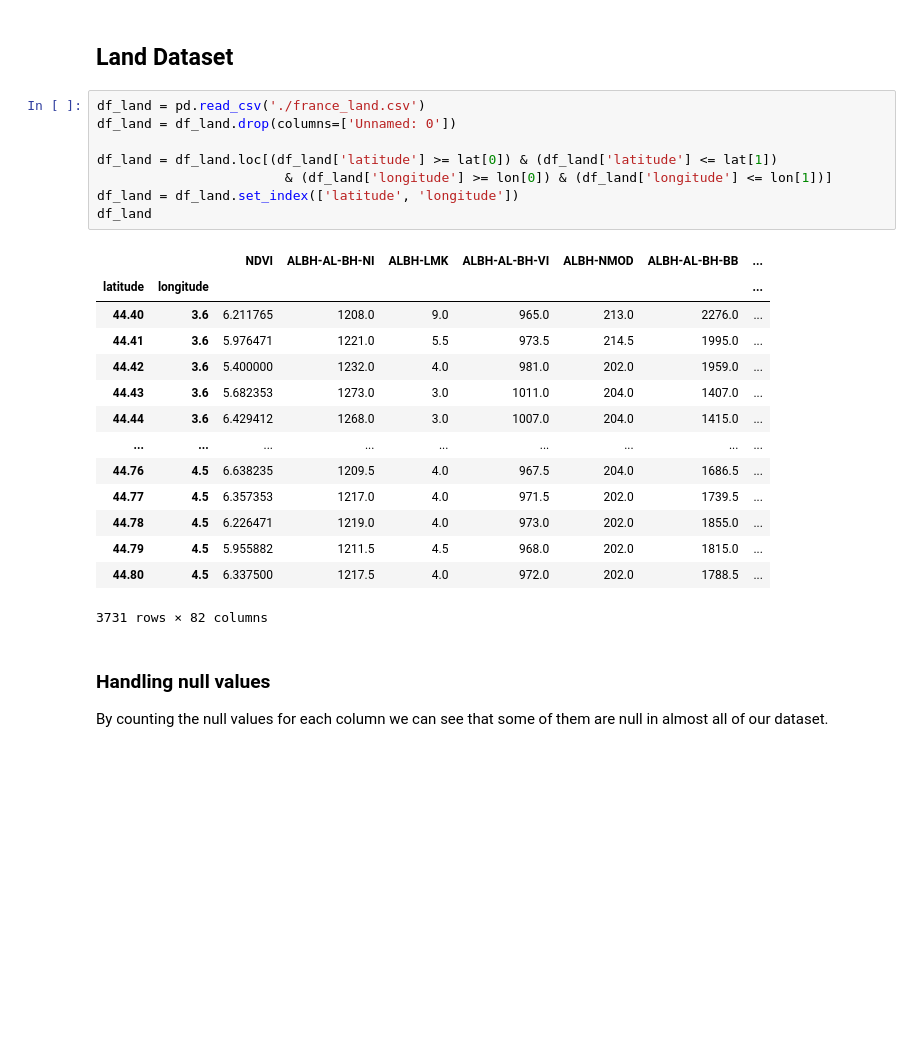
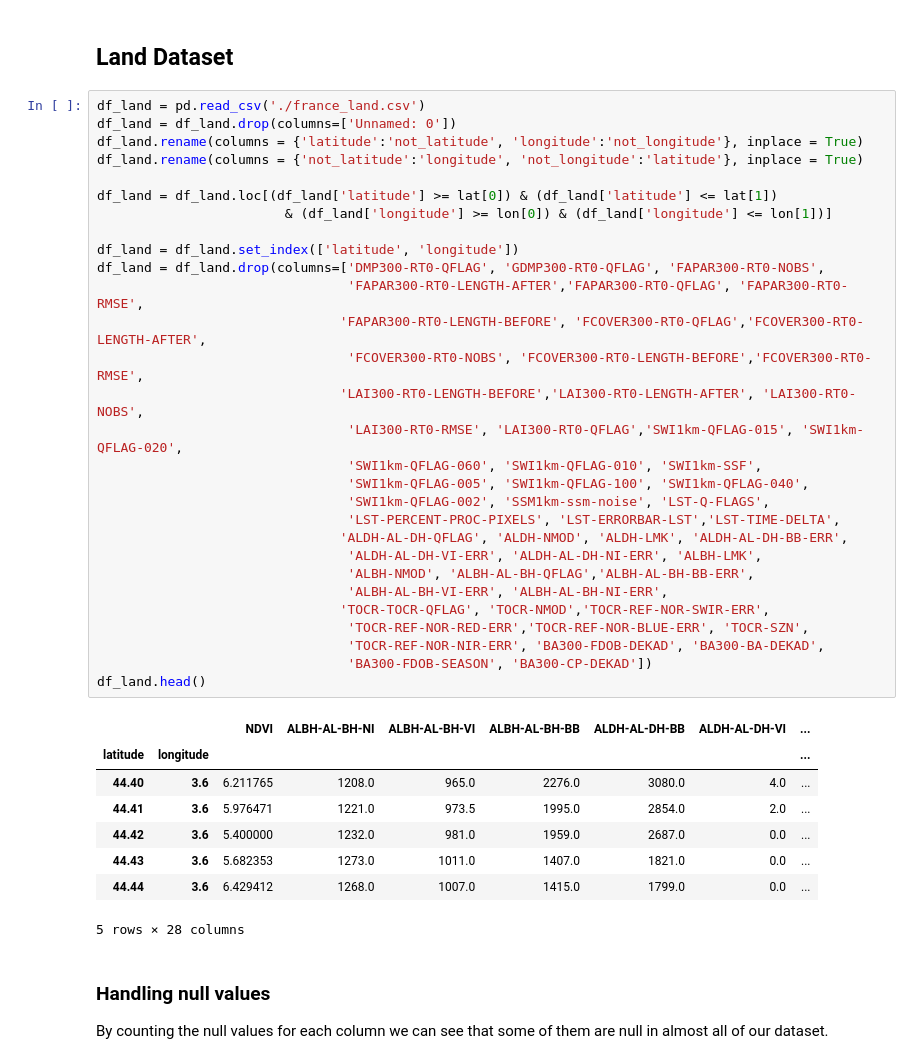
Before and after one commit to vincenzomadaghiele/Regression-of-biodiversity-indicators, a Jupyter notebook: get_dataset/merge_dataset.ipynb, the cells around one changed output. Drawn from its saved outputs; the diff is of its cells as text; blank space fills up the shorter version.

```diff
--- a/get_dataset/merge_dataset.ipynb
+++ b/get_dataset/merge_dataset.ipynb
@@ -47,29 +47,44 @@ df_cds.head()
 5 rows × 22 columns
 # %% [markdown]
 ## Land Dataset
-# %%
-df_land = pd.read_csv('./france_land.csv')
-df_land = df_land.drop(columns=['Unnamed: 0'])
-
-df_land = df_land.loc[(df_land['latitude'] >= lat[0]) & (df_land['latitude'] <= lat[1])
-                        & (df_land['longitude'] >= lon[0]) & (df_land['longitude'] <= lon[1])]
-df_land = df_land.set_index(['latitude', 'longitude'])
-df_land
-# %% [output]
-|  |  | NDVI | ALBH-AL-BH-NI | ALBH-LMK | ALBH-AL-BH-VI | ALBH-NMOD | ALBH-AL-BH-BB | ... |
-| latitude | longitude |  |  |  |  |  |  | ... |
-| 44.40 | 3.6 | 6.211765 | 1208.0 | 9.0 | 965.0 | 213.0 | 2276.0 | ... |
-| 44.41 | 3.6 | 5.976471 | 1221.0 | 5.5 | 973.5 | 214.5 | 1995.0 | ... |
-| 44.42 | 3.6 | 5.400000 | 1232.0 | 4.0 | 981.0 | 202.0 | 1959.0 | ... |
-| 44.43 | 3.6 | 5.682353 | 1273.0 | 3.0 | 1011.0 | 204.0 | 1407.0 | ... |
-| 44.44 | 3.6 | 6.429412 | 1268.0 | 3.0 | 1007.0 | 204.0 | 1415.0 | ... |
-| ... | ... | ... | ... | ... | ... | ... | ... | ... |
-| 44.76 | 4.5 | 6.638235 | 1209.5 | 4.0 | 967.5 | 204.0 | 1686.5 | ... |
-| 44.77 | 4.5 | 6.357353 | 1217.0 | 4.0 | 971.5 | 202.0 | 1739.5 | ... |
-| 44.78 | 4.5 | 6.226471 | 1219.0 | 4.0 | 973.0 | 202.0 | 1855.0 | ... |
-| 44.79 | 4.5 | 5.955882 | 1211.5 | 4.5 | 968.0 | 202.0 | 1815.0 | ... |
-| 44.80 | 4.5 | 6.337500 | 1217.5 | 4.0 | 972.0 | 202.0 | 1788.5 | ... |
-3731 rows × 82 columns
+# %%
+df_land = pd.read_csv('./france_land.csv')
+df_land = df_land.drop(columns=['Unnamed: 0'])
+df_land.rename(columns = {'latitude':'not_latitude', 'longitude':'not_longitude'}, inplace = True)
+df_land.rename(columns = {'not_latitude':'longitude', 'not_longitude':'latitude'}, inplace = True)
+
+df_land = df_land.loc[(df_land['latitude'] >= lat[0]) & (df_land['latitude'] <= lat[1])
+                        & (df_land['longitude'] >= lon[0]) & (df_land['longitude'] <= lon[1])]
+
+df_land = df_land.set_index(['latitude', 'longitude'])
+df_land = df_land.drop(columns=['DMP300-RT0-QFLAG', 'GDMP300-RT0-QFLAG', 'FAPAR300-RT0-NOBS',
+                                'FAPAR300-RT0-LENGTH-AFTER','FAPAR300-RT0-QFLAG', 'FAPAR300-RT0-RMSE',
+                               'FAPAR300-RT0-LENGTH-BEFORE', 'FCOVER300-RT0-QFLAG','FCOVER300-RT0-LENGTH-AFTER',
+                                'FCOVER300-RT0-NOBS', 'FCOVER300-RT0-LENGTH-BEFORE','FCOVER300-RT0-RMSE',
+                               'LAI300-RT0-LENGTH-BEFORE','LAI300-RT0-LENGTH-AFTER', 'LAI300-RT0-NOBS',
+                                'LAI300-RT0-RMSE', 'LAI300-RT0-QFLAG','SWI1km-QFLAG-015', 'SWI1km-QFLAG-020',
+                                'SWI1km-QFLAG-060', 'SWI1km-QFLAG-010', 'SWI1km-SSF',
+                                'SWI1km-QFLAG-005', 'SWI1km-QFLAG-100', 'SWI1km-QFLAG-040',
+                                'SWI1km-QFLAG-002', 'SSM1km-ssm-noise', 'LST-Q-FLAGS',
+                                'LST-PERCENT-PROC-PIXELS', 'LST-ERRORBAR-LST','LST-TIME-DELTA',
+                               'ALDH-AL-DH-QFLAG', 'ALDH-NMOD', 'ALDH-LMK', 'ALDH-AL-DH-BB-ERR',
+                                'ALDH-AL-DH-VI-ERR', 'ALDH-AL-DH-NI-ERR', 'ALBH-LMK',
+                                'ALBH-NMOD', 'ALBH-AL-BH-QFLAG','ALBH-AL-BH-BB-ERR',
+                                'ALBH-AL-BH-VI-ERR', 'ALBH-AL-BH-NI-ERR',
+                               'TOCR-TOCR-QFLAG', 'TOCR-NMOD','TOCR-REF-NOR-SWIR-ERR',
+                                'TOCR-REF-NOR-RED-ERR','TOCR-REF-NOR-BLUE-ERR', 'TOCR-SZN',
+                                'TOCR-REF-NOR-NIR-ERR', 'BA300-FDOB-DEKAD', 'BA300-BA-DEKAD',
+                                'BA300-FDOB-SEASON', 'BA300-CP-DEKAD'])
+df_land.head()
+# %% [output]
+|  |  | NDVI | ALBH-AL-BH-NI | ALBH-AL-BH-VI | ALBH-AL-BH-BB | ALDH-AL-DH-BB | ALDH-AL-DH-VI | ... |
+| latitude | longitude |  |  |  |  |  |  | ... |
+| 44.40 | 3.6 | 6.211765 | 1208.0 | 965.0 | 2276.0 | 3080.0 | 4.0 | ... |
+| 44.41 | 3.6 | 5.976471 | 1221.0 | 973.5 | 1995.0 | 2854.0 | 2.0 | ... |
+| 44.42 | 3.6 | 5.400000 | 1232.0 | 981.0 | 1959.0 | 2687.0 | 0.0 | ... |
+| 44.43 | 3.6 | 5.682353 | 1273.0 | 1011.0 | 1407.0 | 1821.0 | 0.0 | ... |
+| 44.44 | 3.6 | 6.429412 | 1268.0 | 1007.0 | 1415.0 | 1799.0 | 0.0 | ... |
+5 rows × 28 columns
 # %% [markdown]
 ### Handling null values
 
```
Also changed, not shown: parts of 4 cells of this notebook, 1 other file.
